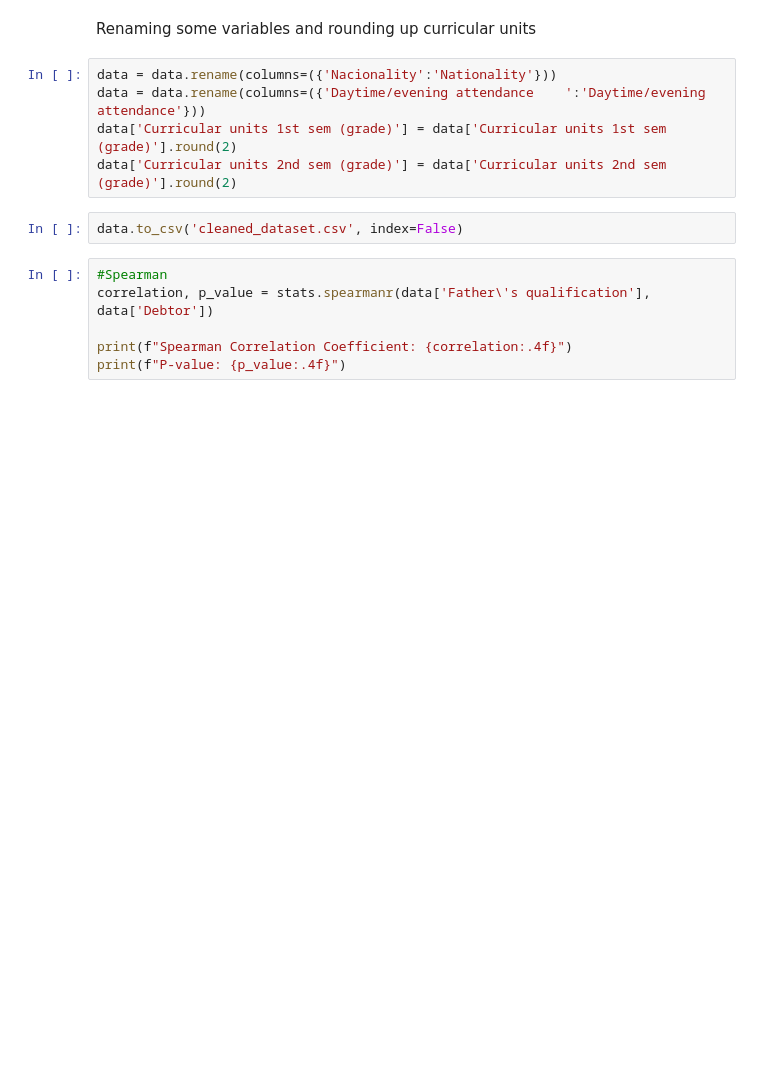
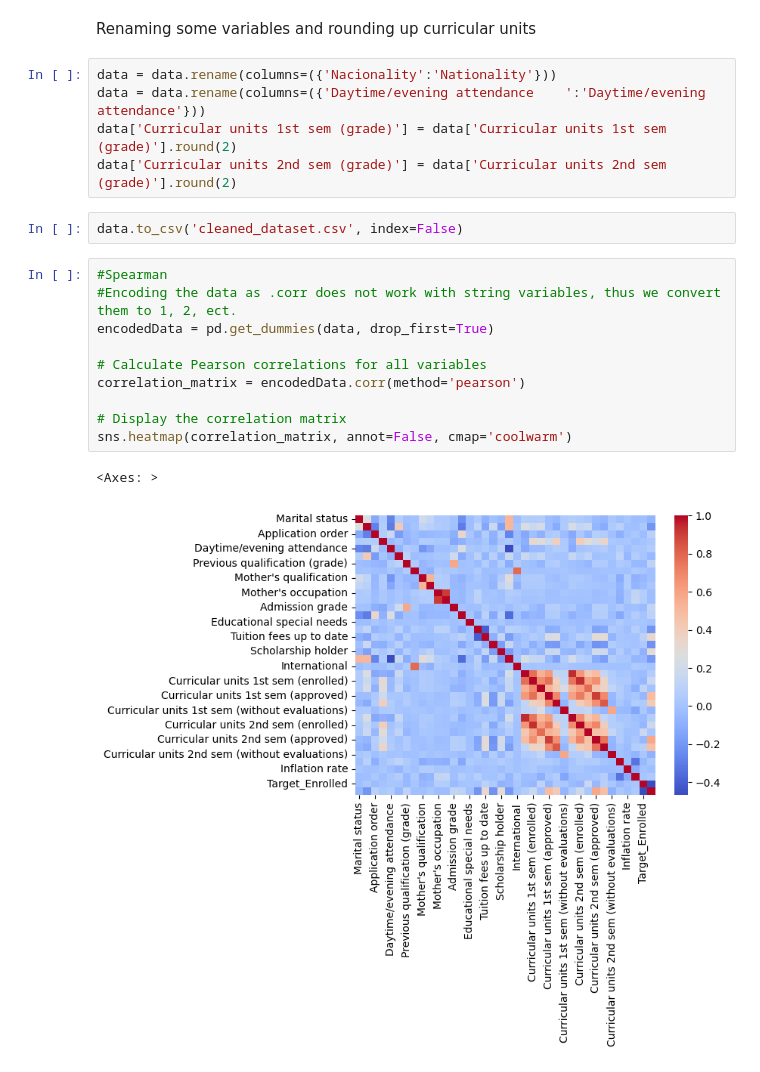
Before and after one commit to MSC-DS-Y1/Applied-Machine-Learning-Project, a Jupyter notebook: src/dataset/data_cleaning.ipynb, the cells around one changed output. Saved outputs shown, nothing was run; the diff lists cells and outputs as text; blank space fills up the shorter version.

```diff
--- a/src/dataset/data_cleaning.ipynb
+++ b/src/dataset/data_cleaning.ipynb
@@ -36,9 +36,16 @@ data['Curricular units 1st sem (grade)'] = data['Curricular units 1st sem (grade
 data['Curricular units 2nd sem (grade)'] = data['Curricular units 2nd sem (grade)'].round(2)
 # %%
 data.to_csv('cleaned_dataset.csv', index=False)
-# %%
-#Spearman
-correlation, p_value = stats.spearmanr(data['Father\'s qualification'], data['Debtor'])
-
-print(f"Spearman Correlation Coefficient: {correlation:.4f}")
-print(f"P-value: {p_value:.4f}")
+# %%
+#Spearman
+#Encoding the data as .corr does not work with string variables, thus we convert them to 1, 2, ect.
+encodedData = pd.get_dummies(data, drop_first=True)
+
+# Calculate Pearson correlations for all variables
+correlation_matrix = encodedData.corr(method='pearson')
+
+# Display the correlation matrix
+sns.heatmap(correlation_matrix, annot=False, cmap='coolwarm')
+# %% [output]
+<Axes: >
+[figure, added]
```
Also changed, not shown: parts of 2 cells of this notebook.
